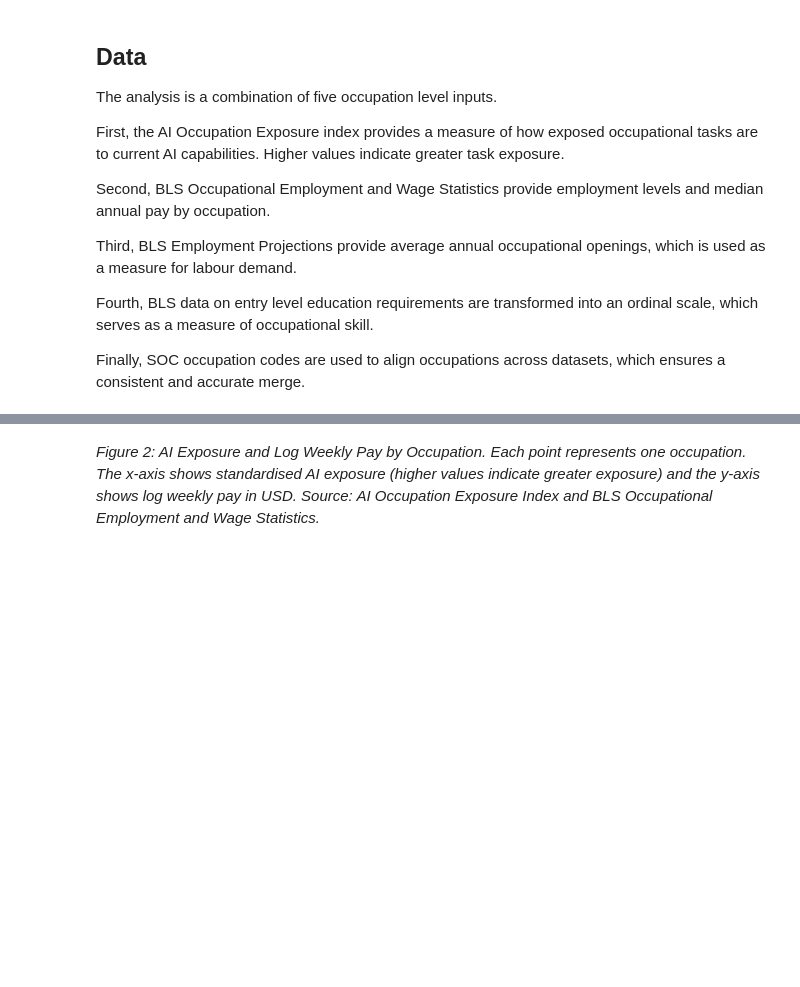
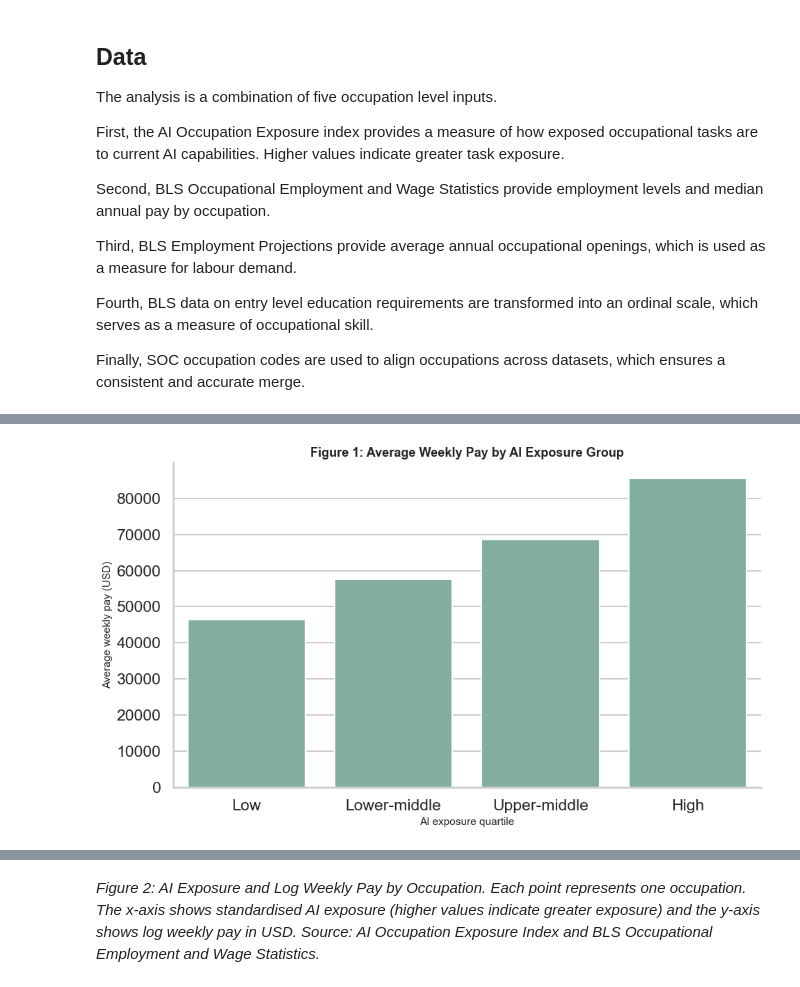
Before and after one commit to riyachandarana/Empirical-Project-2026, a Jupyter notebook: blog.ipynb, the cells around one changed output, grey strips where cells are left out. Saved outputs shown, nothing was run; the diff lists cells and outputs as text; code cells hidden in the pictures; blank space fills up the shorter version.

```diff
--- a/blog.ipynb
+++ b/blog.ipynb
@@ -63,0 +81,20 @@ Figure 1 shows that AI exposure varies substantially across occupations, with tw
+# %%
+quartile_summary = (
+    df.groupby("exposure_quantile", observed=False)["weekly_pay"]
+    .mean()
+    .reset_index()
+)
+
+order = ["Low", "Lower-middle", "Upper-middle", "High"]
+
+plt.figure()
+sns.barplot(data=quartile_summary, x="exposure_quantile", y="weekly_pay",
+            color="#7BB5A0", order=order)
+plt.title("Figure 1: Average Weekly Pay by AI Exposure Group", fontsize=13, fontweight="bold")
+plt.xlabel("AI exposure quartile", fontsize=11)
+plt.ylabel("Average weekly pay (USD)", fontsize=11)
+sns.despine()
+plt.tight_layout()
+plt.show()
+# %% [output]
+[figure, added]
```
Also changed, not shown: parts of 24 cells of this notebook, 1 other file.
